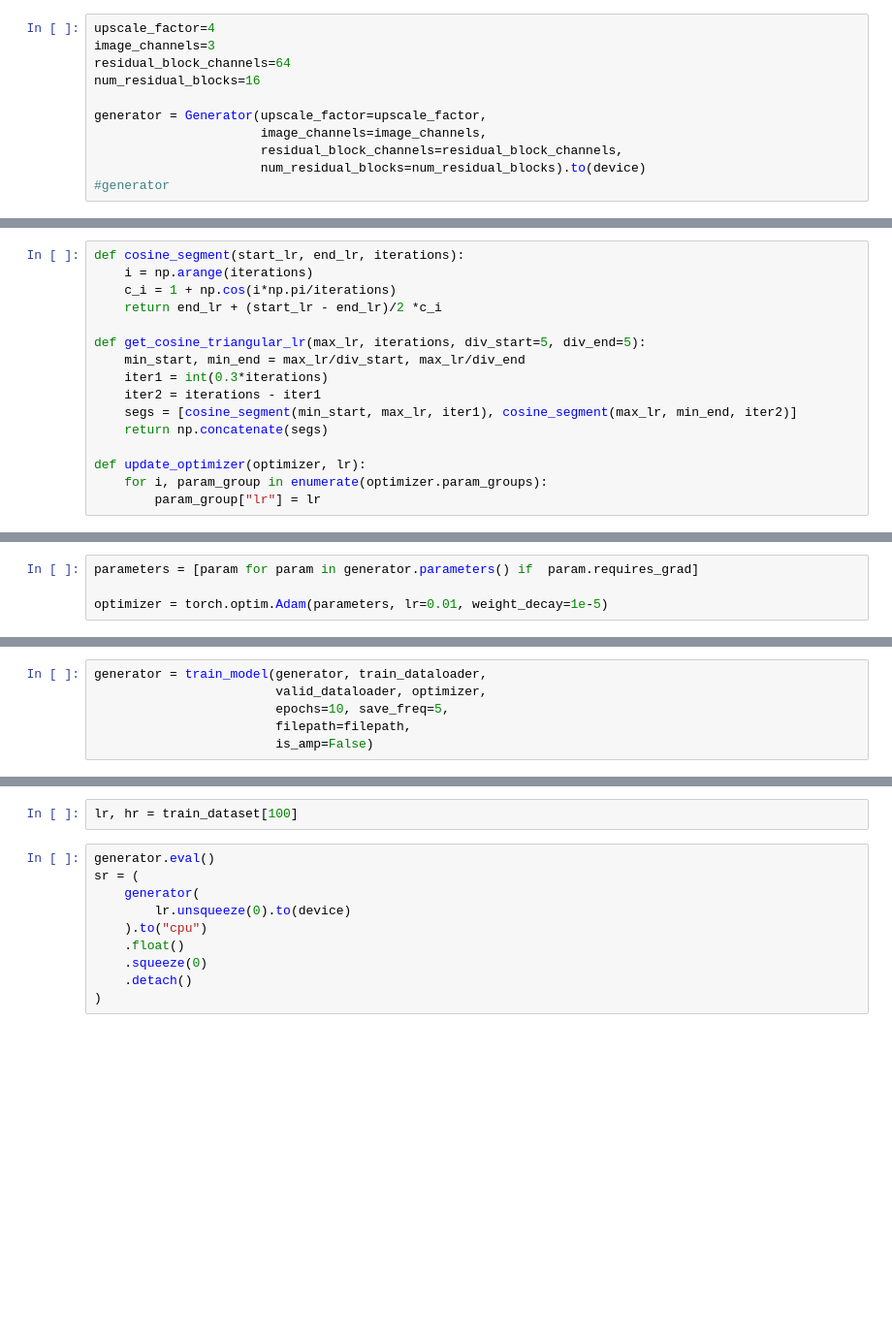
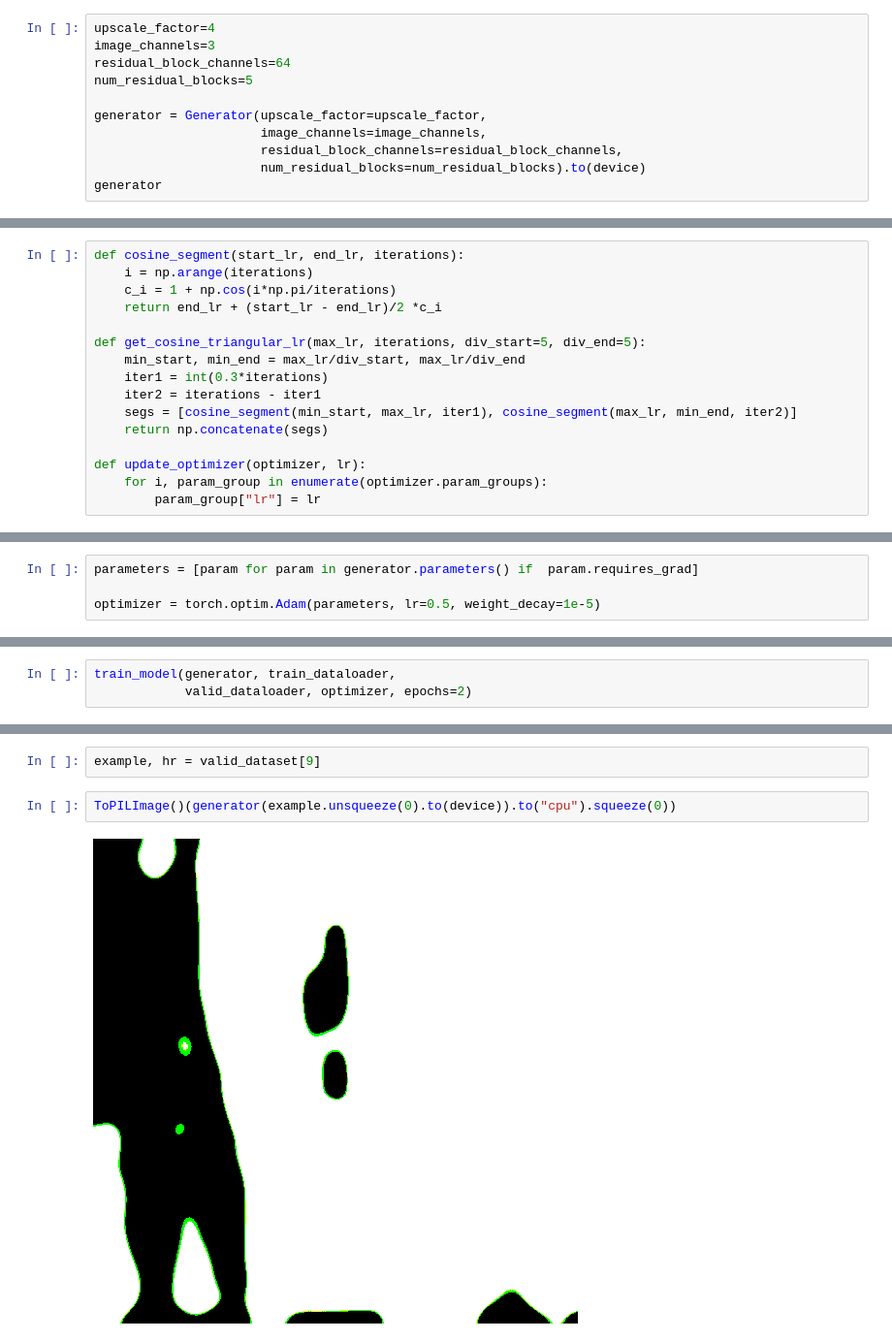
Before and after one commit to radhaprashanthi/Single-Image-Super-Resolution, a Jupyter notebook: 01_srgan_v0.ipynb, the cells around one changed output, grey strips where cells are left out. Shown: that part at 97% size. Drawn from its saved outputs; the diff is of its cells as text; blank space fills up the shorter version.

```diff
--- a/01_srgan_v0.ipynb
+++ b/01_srgan_v0.ipynb
@@ -230,10 +250,10 @@ class SPCNBlock(nn.Module):
 upscale_factor=4
 image_channels=3
 residual_block_channels=64
-num_residual_blocks=16
+num_residual_blocks=5
 
 generator = Generator(upscale_factor=upscale_factor,
                       image_channels=image_channels,
                       residual_block_channels=residual_block_channels,
                       num_residual_blocks=num_residual_blocks).to(device)
-#generator
+generator
@@ -485,5 +425,5 @@ def load_generator_checkpoint(filepath, is_amp=False):
 # %%
 parameters = [param for param in generator.parameters() if  param.requires_grad]
 
-optimizer = torch.optim.Adam(parameters, lr=0.01, weight_decay=1e-5)
+optimizer = torch.optim.Adam(parameters, lr=0.5, weight_decay=1e-5)
 # %%
@@ -491,7 +433,4 @@ filepath = "/content/drive/My Drive/Colab Notebooks/sr/model_checkpoint/srgan_ch
 # %%
-generator = train_model(generator, train_dataloader,
-                        valid_dataloader, optimizer,
-                        epochs=10, save_freq=5,
-                        filepath=filepath,
-                        is_amp=False)
+train_model(generator, train_dataloader,
+            valid_dataloader, optimizer, epochs=2)
 # %% [output]
@@ -508,12 +440,6 @@ Training Loss: 4.900651075592896
-# %%
-lr, hr = train_dataset[100]
+# %%
+example, hr = valid_dataset[9]
 # %%
-generator.eval()
-sr = (
-    generator(
-        lr.unsqueeze(0).to(device)
-    ).to("cpu")
-    .float()
-    .squeeze(0)
-    .detach()
-)
+ToPILImage()(generator(example.unsqueeze(0).to(device)).to("cpu").squeeze(0))
+# %% [output]
+[figure, added]
```
Also changed, not shown: parts of 21 cells of this notebook, 8 other files.
